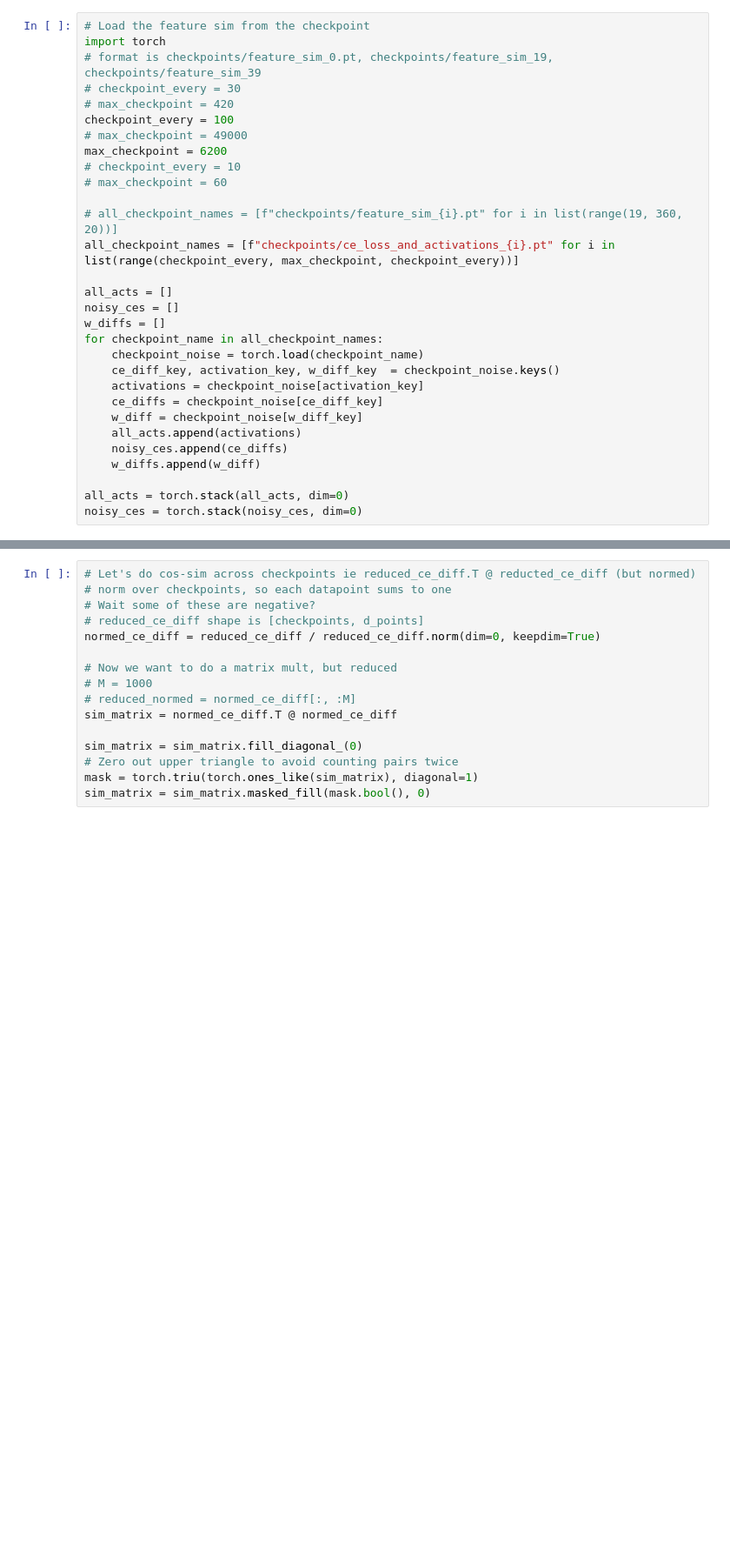
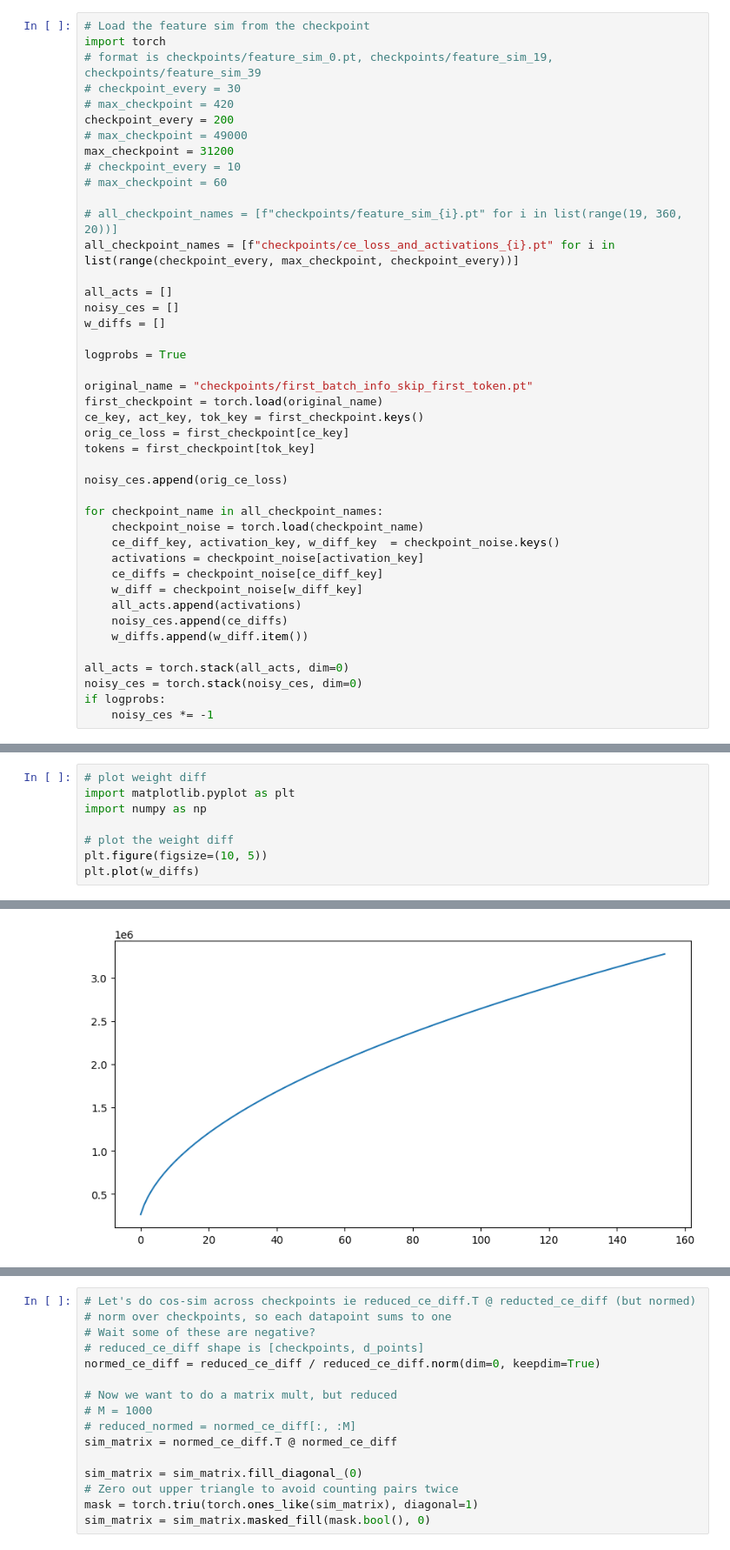
Before and after one commit to loganriggs/renormalization_interp, a Jupyter notebook: datapoint_sim.ipynb, the cells around one changed output, grey strips where cells are left out. Shown at 87% size. Saved outputs shown, nothing was run; the diff lists cells and outputs as text; blank space fills up the shorter version.

Commit message:
added correlation matrix & logprobs

```diff
--- a/datapoint_sim.ipynb
+++ b/datapoint_sim.ipynb
@@ -4,9 +4,9 @@ import torch
 # format is checkpoints/feature_sim_0.pt, checkpoints/feature_sim_19, checkpoints/feature_sim_39
 # checkpoint_every = 30
 # max_checkpoint = 420
-checkpoint_every = 100
+checkpoint_every = 200
 # max_checkpoint = 49000
-max_checkpoint = 6200
+max_checkpoint = 31200
 # checkpoint_every = 10
 # max_checkpoint = 60
 
@@ -16,6 +16,17 @@ all_checkpoint_names = [f"checkpoints/ce_loss_and_activations_{i}.pt" for i in l
 all_acts = []
 noisy_ces = []
 w_diffs = []
+
+logprobs = True
+
+original_name = "checkpoints/first_batch_info_skip_first_token.pt"
+first_checkpoint = torch.load(original_name)
+ce_key, act_key, tok_key = first_checkpoint.keys()
+orig_ce_loss = first_checkpoint[ce_key]
+tokens = first_checkpoint[tok_key]
+
+noisy_ces.append(orig_ce_loss)
+
 for checkpoint_name in all_checkpoint_names:
     checkpoint_noise = torch.load(checkpoint_name)
     ce_diff_key, activation_key, w_diff_key  = checkpoint_noise.keys()
@@ -24,7 +35,9 @@ for checkpoint_name in all_checkpoint_names:
     w_diff = checkpoint_noise[w_diff_key]
     all_acts.append(activations)
     noisy_ces.append(ce_diffs)
-    w_diffs.append(w_diff)
+    w_diffs.append(w_diff.item())
 
 all_acts = torch.stack(all_acts, dim=0)
 noisy_ces = torch.stack(noisy_ces, dim=0)
+if logprobs:
+    noisy_ces *= -1
@@ -39,0 +67,9 @@ all_ce_diffs = orig_ce_loss - noisy_ces  # [checkpoint, d_points, seq_len]
+# %%
+# plot weight diff
+import matplotlib.pyplot as plt
+import numpy as np
+
+# plot the weight diff
+plt.figure(figsize=(10, 5))
+plt.plot(w_diffs)
+# %% [output]
@@ -40 +77,2 @@ all_ce_diffs = orig_ce_loss - noisy_ces  # [checkpoint, d_points, seq_len]
+[figure, added]
 # %%
```
Also changed, not shown: parts of 47 cells of this notebook.
